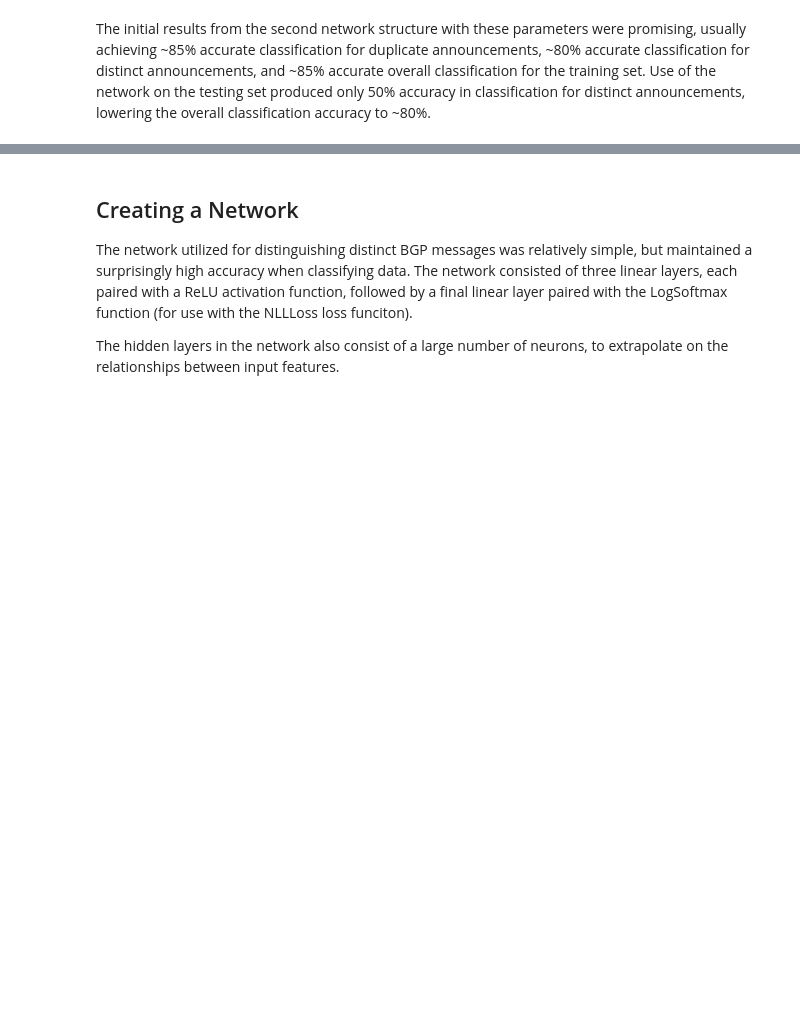
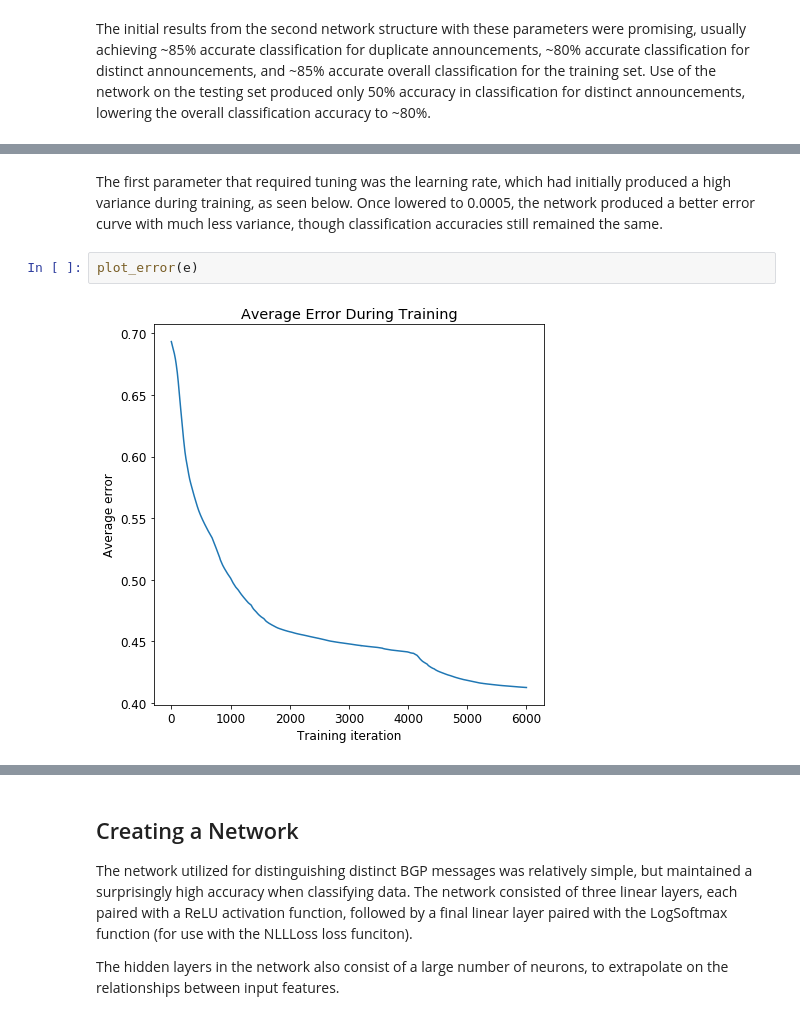
Before and after one commit to adolan5/BGPDistinct, a Jupyter notebook: notebooks/BGPDistinct.ipynb, the cells around one changed output, grey strips where cells are left out. Cells and saved outputs as stored; diff of their text form; blank space fills up the shorter version.

```diff
--- a/notebooks/BGPDistinct.ipynb
+++ b/notebooks/BGPDistinct.ipynb
@@ -361,0 +378,6 @@ plt.plot(e)
+# %% [markdown]
+The first parameter that required tuning was the learning rate, which had initially produced a high variance during training, as seen below. Once lowered to 0.0005, the network produced a better error curve with much less variance, though classification accuracies still remained the same.
+# %%
+plot_error(e)
+# %% [output]
+[figure, added]
```
Also changed, not shown: parts of 12 cells of this notebook.
